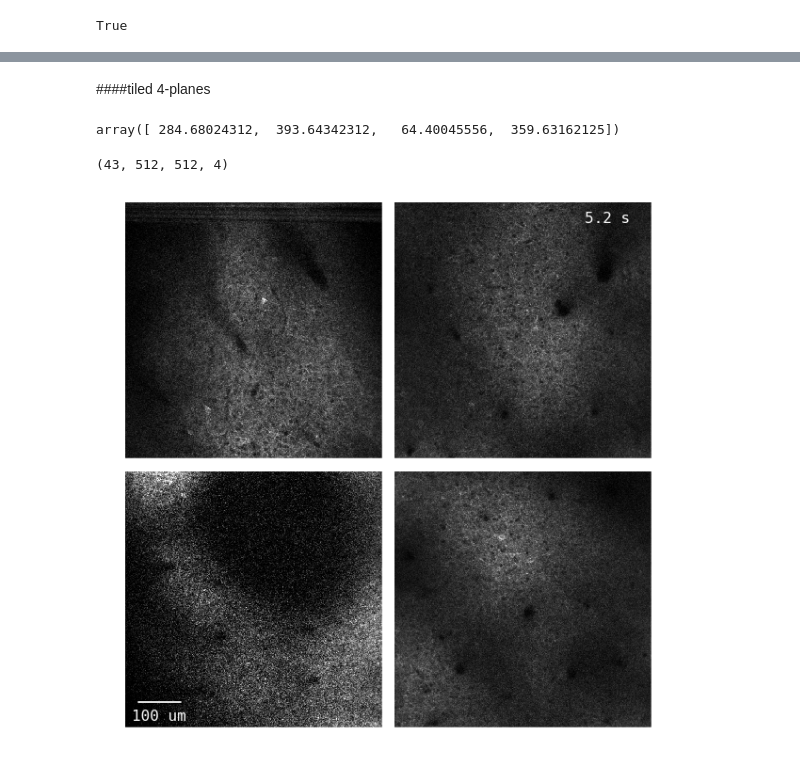
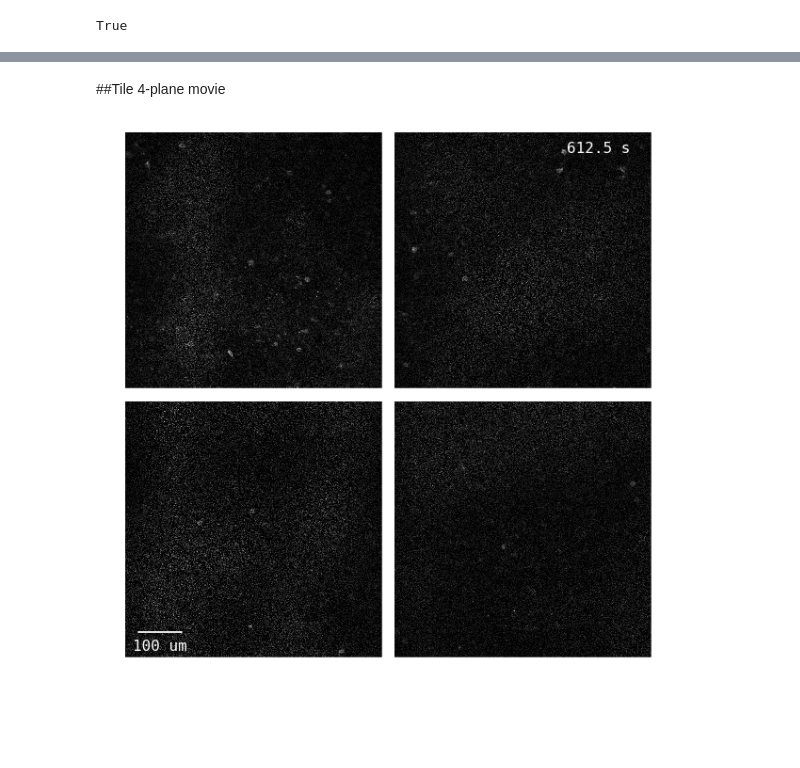
Before and after one commit to sofroniewn/2P-RAM-pipeline, a Jupyter notebook: notebooks/process-movies.ipynb, the cells around one changed output, grey strips where cells are left out. Drawn from its saved outputs; the diff is of its cells as text; code cells hidden in the pictures; blank space fills up the shorter version.

Commit message:
refactor movies

```diff
--- a/notebooks/process-movies.ipynb
+++ b/notebooks/process-movies.ipynb
@@ -77 +117,11 @@ writer = Writer(fps=30, metadata=dict(artist='Me'), bitrate=20000)
+# %%
+def dff(F):
+    #F0 = F.mean()
+    F0 = percentile(F,20)
+    offset = 20
+    return (F - F0)/(F0+offset)
+# %%
+normed = smoothed.map_as_series(dff)
+# %%
+result = normed.toarray()
 # %% [markdown]
@@ -114,2 +162,0 @@ ani.save(join(savepath, 'movie_dsGF0.75_ts3-%d.mp4' % plane), writer=writer)
-# %% [markdown]
-####tiled 4-planes
@@ -120,22 +163,23 @@ means = movie.mean(axis=0).mean(axis=0).mean(axis=0)
-# %%
-means
-# %% [output]
-array([ 284.68024312,  393.64342312,   64.40045556,  359.63162125])
-# %%
-movie.shape
-# %% [output]
-(43, 512, 512, 4)
+# %% [markdown]
+##Tile 4-plane movie
+# %%
+movie = result
+means = movie.mean(axis=(0,2,3))
+label = 'tiled_DFF_3'
+clim = [8.0/4, 8.0/4, 8.0/4, 8.0/4] #[3.0/4, 3.0/4, 3.0/4, 3.0/4] #means
 # %%
 fig = plt.figure(figsize=[10,10])
-axes, g = tile(movie[0,:,:], clim=[(0, mean*4) for mean in means], axis=2, fig=fig)
+frame = movie.shape[0]/2
 
-frame = 10
-time = g[1].text(.92*movie.shape[2], .08*movie.shape[1], '%.1f s' % (frame/frameRate*downsampleTime), color='white', fontsize=16, ha='right', fontdict={'family': 'monospace'});
-g[2].plot([.05*movie.shape[2], .05*movie.shape[2]+scaleBar/pixelsPerUm/downsampleSpace], [.9*movie.shape[1], .9*movie.shape[1]], 'w');
-g[2].text(.05*movie.shape[2]+scaleBar/pixelsPerUm/2/downsampleSpace, .975*movie.shape[1], '%d um' % scaleBar, color='white', fontsize=16, ha='center', fontdict={'family': 'monospace'});
+axes, g = tile(movie[frame].transpose(1,2,0), clim=[(0, x*4) for x in clim], axis=2, fig=fig)
+
+img = movie[frame,0]
+time = g[1].text(.92*img.shape[1], .08*img.shape[0], '%.1f s' % (frame/frameRate), color='white', fontsize=16, ha='right', fontdict={'family': 'monospace'});
+g[2].plot([.05*img.shape[1], .05*img.shape[1]+scaleBar*pixelsPerUm], [.9*img.shape[0], .9*img.shape[1]], 'w');
+g[2].text(.05*img.shape[1]+scaleBar*pixelsPerUm/2, .975*img.shape[0], '%d um' % scaleBar, color='white', fontsize=16, ha='center', fontdict={'family': 'monospace'});
 for i in range(4):
-    g[i].set_xlim([0, movie.shape[2]]);
-    g[i].set_ylim([movie.shape[1], 0]);
+    g[i].set_xlim([0, img.shape[1]]);
+    g[i].set_ylim([img.shape[0], 0]);
 # %% [output]
-[figure, old version]
+[figure, new version]
 # %%
```
Also changed, not shown: parts of 38 cells of this notebook, 3 other files.
